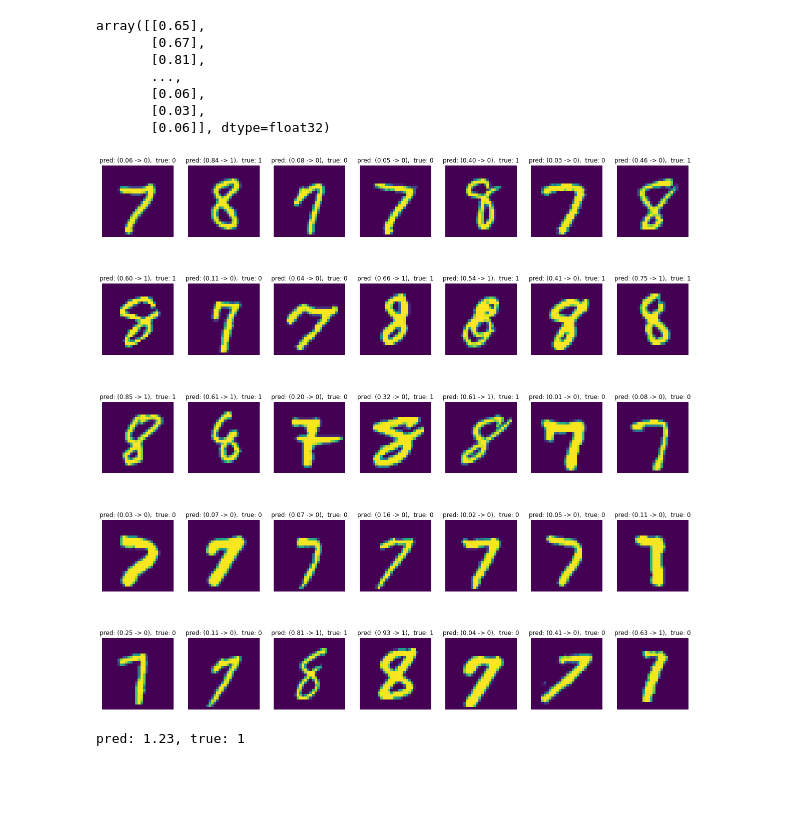
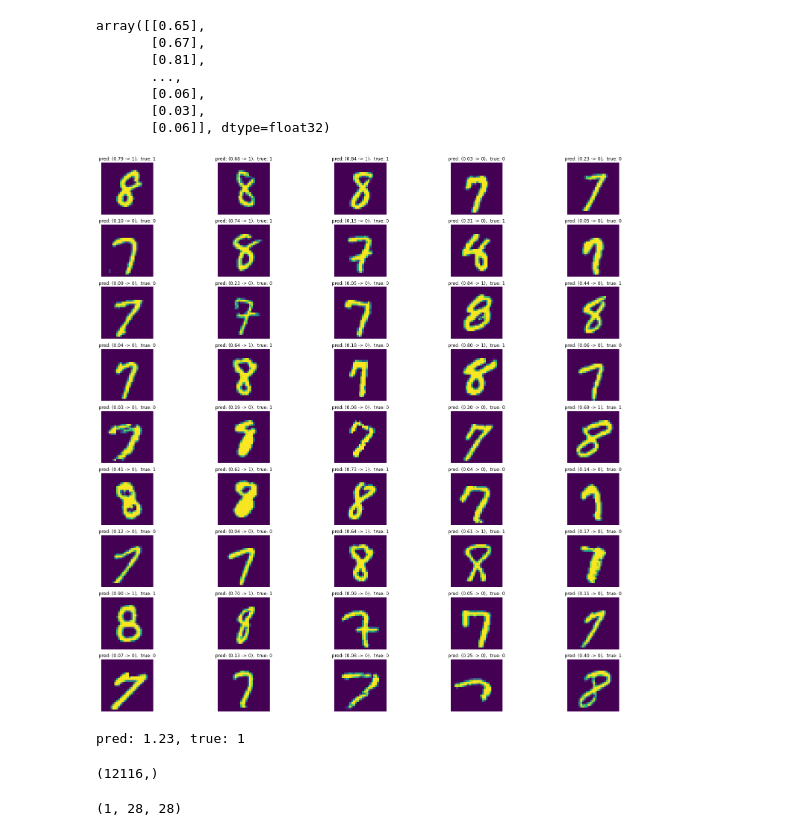
Before and after one commit to anloehr-1097/LUSI_bt, a Jupyter notebook: Demo_06052022.ipynb, the cells around one changed output. Saved outputs shown, nothing was run; the diff lists cells and outputs as text; code cells hidden in the pictures; blank space fills up the shorter version.

```diff
--- a/Demo_06052022.ipynb
+++ b/Demo_06052022.ipynb
@@ -962,9 +962,9 @@ array([[0.65],
        [0.03],
        [0.06]], dtype=float32)
 # %%
-lusi_periphery.visual_validation(35, vis_data)
+lusi_periphery.visual_validation(45, vis_data)
 # %% [output]
-[figure, old version]
+[figure, new version]
 # %%
 print("pred: {:.2f}, true: {:.0f}".format(1.2344, 1.0))
 # %% [output]
@@ -971,0 +974,4 @@ pred: 1.23, true: 1
+# %%
+sym_scores.shape
+# %% [output]
+(12116,)
@@ -971,0 +995,4 @@ pred: 1.23, true: 1
+# %%
+np.expand_dims(x_train_2d[0], axis=0).shape
+# %% [output]
+(1, 28, 28)
```
Also changed, not shown: parts of 6 cells of this notebook, 1 other file.
